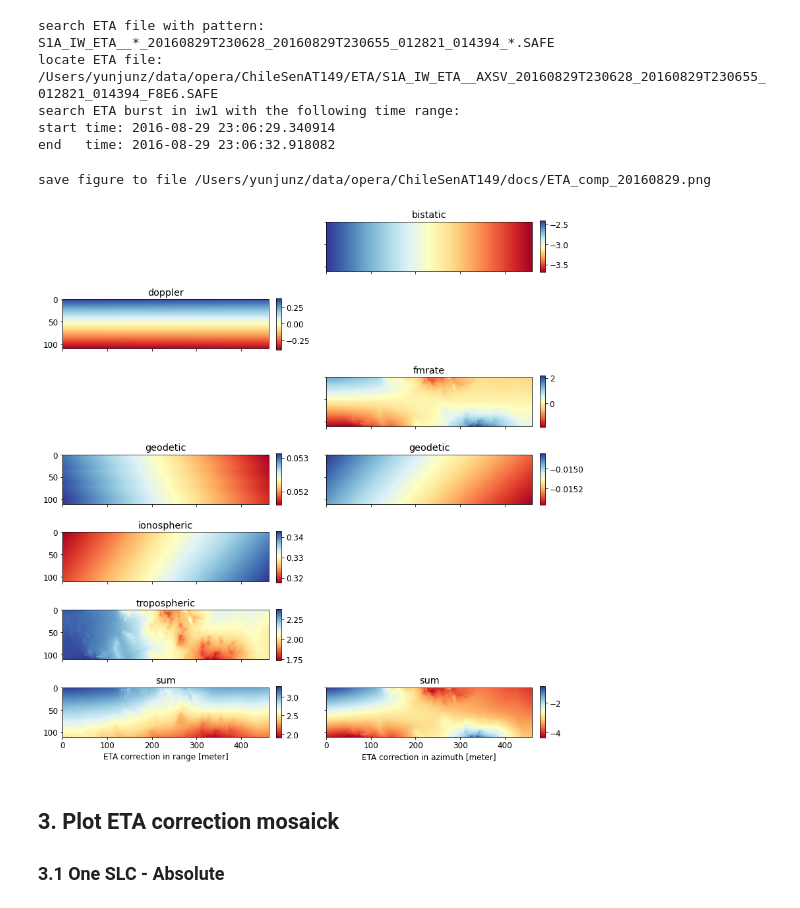
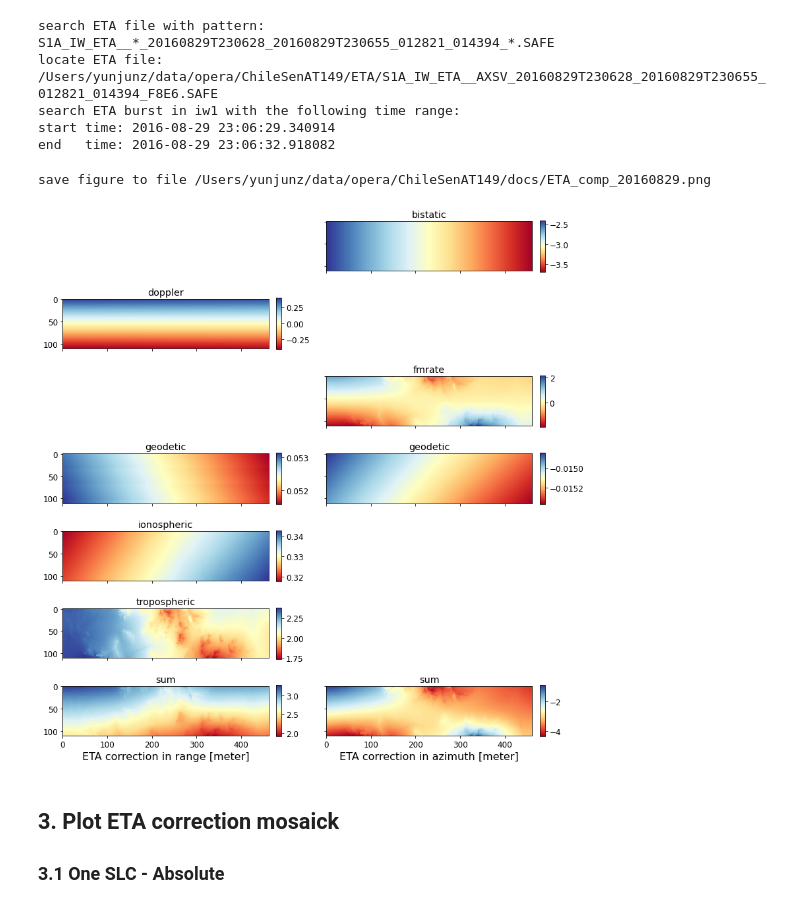
Before and after one commit to opera-adt/opera-notebooks, a Jupyter notebook: s1reader/s1_etad.ipynb, the cells around one changed output. Saved outputs shown, nothing was run; the diff lists cells and outputs as text; code cells hidden in the pictures.

```diff
--- a/s1reader/s1_etad.ipynb
+++ b/s1reader/s1_etad.ipynb
@@ -47,7 +47,13 @@ Choose `corr_type` from `['sum', 'sar', 'atm', 'bistatic', 'doppler', 'fmrate',
 
 Set `resample = True` to resample the low-resolution ETA correction into the same resolution as the SLC.
 # %%
-rg_corr, az_corr = s1_etad.get_eta_correction_from_slc_burst(slc_burst, eta_dir, corr_type='bistatic', resample=True, unit='second')
+rg_corr, az_corr = s1_etad.get_eta_correction_from_slc_burst(
+    slc_burst,
+    eta_dir,
+    corr_type='bistatic',
+    resample=True,
+    unit='second',
+)
 
 # plot
 fig, axs = plt.subplots(nrows=2, ncols=1, figsize=[15, 5])
@@ -84,34 +90,41 @@ end   time: 2016-08-29 23:06:32.918082
 # %%
 corr_types = ['bistatic', 'doppler', 'fmrate', 'geodetic', 'ionospheric', 'tropospheric', 'sum']
 num_corr = len(corr_types)
 unit = 'meter'  # meter, second, pixel
 
 # plot
 fig, axs = plt.subplots(figsize=[12, 12], nrows=num_corr, ncols=2, sharex=True, sharey=True)
 for i, corr_type in enumerate(corr_types):
     # get ETA correction data
-    rg_corr, az_corr = s1_etad.get_eta_correction_from_slc_burst(slc_burst, eta_dir, corr_type=corr_type, resample=False, unit=unit, verbose=False)
+    rg_corr, az_corr = s1_etad.get_eta_correction_from_slc_burst(
+        slc_burst,
+        eta_dir,
+        corr_type=corr_type,
+        resample=False,
+        unit=unit,
+        verbose=False,
+    )
 
     # plot
     for j, (corr, ax) in enumerate(zip([rg_corr, az_corr], axs[i,:])):
         if np.count_nonzero(corr) > 0:
             im = ax.imshow(corr, cmap='RdYlBu', interpolation='nearest')
             fig.colorbar(im, ax=ax, pad=0.03, shrink=0.8, aspect=10, orientation='vertical')
             ax.set_title(corr_type)
         else:
             ax.axis('off')
-axs[-1,0].set_xlabel(f'ETA correction in range [{unit}]')
-axs[-1,1].set_xlabel(f'ETA correction in azimuth [{unit}]')
+axs[-1,0].set_xlabel(f'ETA correction in range [{unit}]', fontsize=16)
+axs[-1,1].set_xlabel(f'ETA correction in azimuth [{unit}]', fontsize=16)
 fig.tight_layout()
 
 # output
 out_fig = os.path.join(proj_dir, f'docs/ETA_comp_{date1}.png')
 print('save figure to file', out_fig)
 #plt.savefig(out_fig, bbox_inches='tight', transparent=True, dpi=300)
 plt.show()
 # %% [output]
 save figure to file /Users/yunjunz/data/opera/ChileSenAT149/docs/ETA_comp_20160829.png
-[figure, old version]
+[figure, new version]
 # %% [markdown]
 ## 3. Plot ETA correction mosaick
 
```
Also changed, not shown: parts of 2 cells of this notebook.
